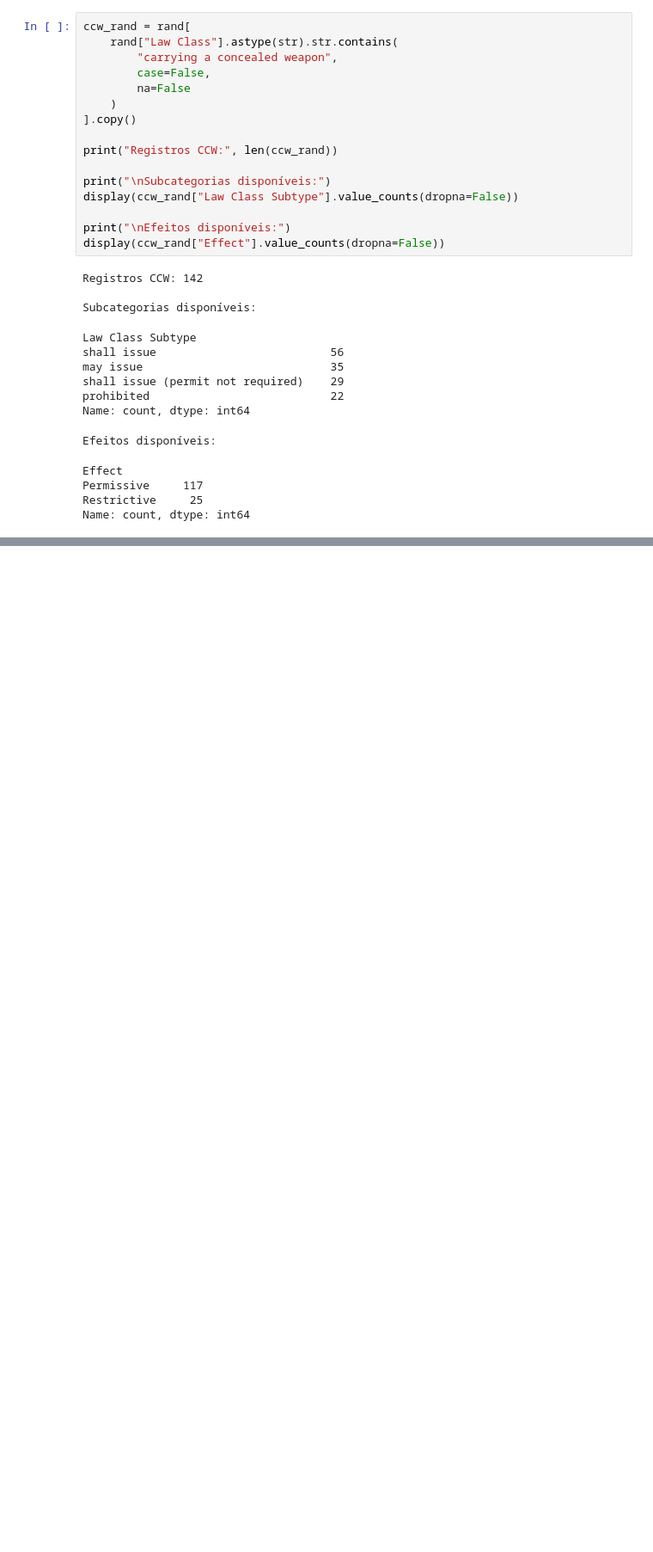
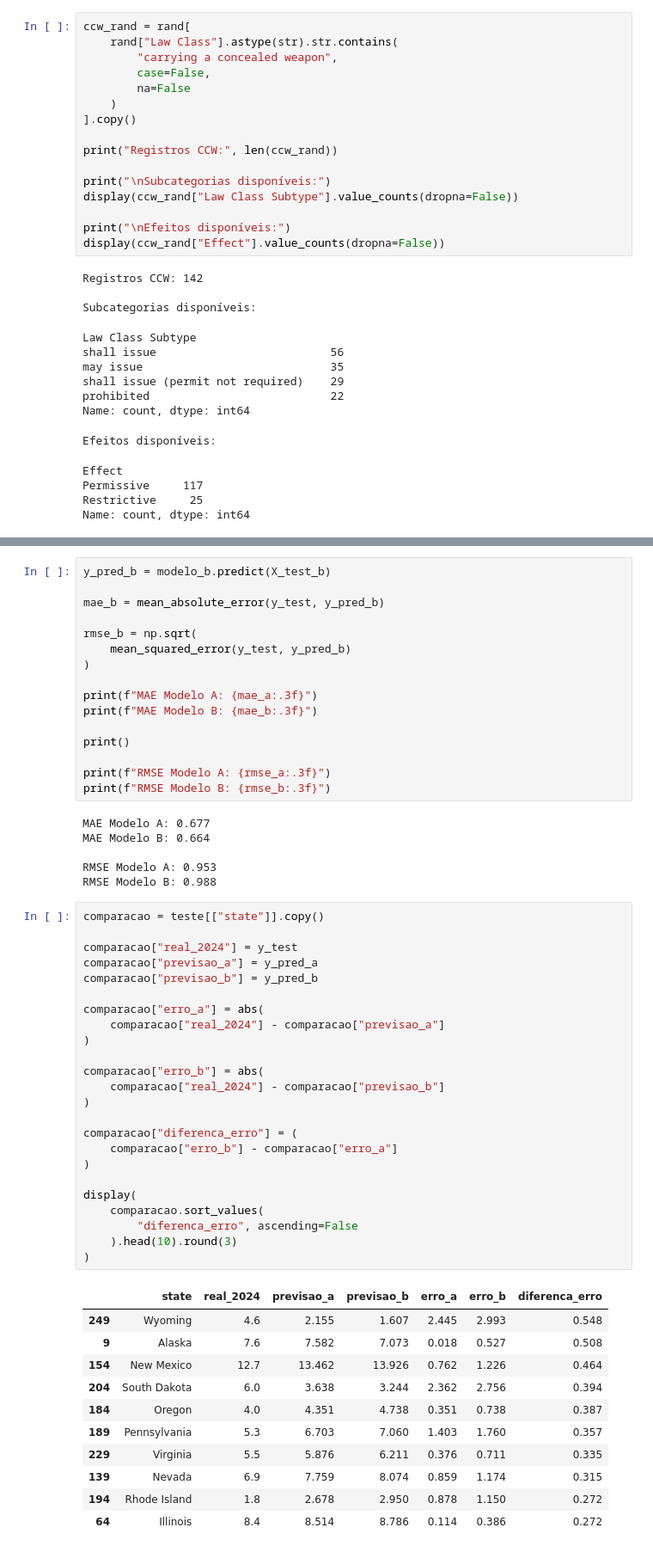
Before and after one commit to JanGustavo/us-gun-policy-ml, a Jupyter notebook: notebooks/06_model_comparison.ipynb, the cells around one changed output, grey strips where cells are left out. Shown at 86% size. Cells and saved outputs as stored; diff of their text form; blank space fills up the shorter version.

Commit message:
docs: record model comparison results
Co-authored-by: Copilot <223556219+Copilot@users.noreply.github.com>

```diff
--- a/notebooks/06_model_comparison.ipynb
+++ b/notebooks/06_model_comparison.ipynb
@@ -300,0 +447,58 @@ Name: count, dtype: int64
+# %%
+y_pred_b = modelo_b.predict(X_test_b)
+
+mae_b = mean_absolute_error(y_test, y_pred_b)
+
+rmse_b = np.sqrt(
+    mean_squared_error(y_test, y_pred_b)
+)
+
+print(f"MAE Modelo A: {mae_a:.3f}")
+print(f"MAE Modelo B: {mae_b:.3f}")
+
+print()
+
+print(f"RMSE Modelo A: {rmse_a:.3f}")
+print(f"RMSE Modelo B: {rmse_b:.3f}")
+# %% [output]
+MAE Modelo A: 0.677
+MAE Modelo B: 0.664
+
+RMSE Modelo A: 0.953
+RMSE Modelo B: 0.988
+# %%
+comparacao = teste[["state"]].copy()
+
+comparacao["real_2024"] = y_test
+comparacao["previsao_a"] = y_pred_a
+comparacao["previsao_b"] = y_pred_b
+
+comparacao["erro_a"] = abs(
+    comparacao["real_2024"] - comparacao["previsao_a"]
+)
+
+comparacao["erro_b"] = abs(
+    comparacao["real_2024"] - comparacao["previsao_b"]
+)
+
+comparacao["diferenca_erro"] = (
+    comparacao["erro_b"] - comparacao["erro_a"]
+)
+
+display(
+    comparacao.sort_values(
+        "diferenca_erro", ascending=False
+    ).head(10).round(3)
+)
+# %% [output]
+|  | state | real_2024 | previsao_a | previsao_b | erro_a | erro_b | diferenca_erro |
+| 249 | Wyoming | 4.6 | 2.155 | 1.607 | 2.445 | 2.993 | 0.548 |
+| 9 | Alaska | 7.6 | 7.582 | 7.073 | 0.018 | 0.527 | 0.508 |
+| 154 | New Mexico | 12.7 | 13.462 | 13.926 | 0.762 | 1.226 | 0.464 |
+| 204 | South Dakota | 6.0 | 3.638 | 3.244 | 2.362 | 2.756 | 0.394 |
+| 184 | Oregon | 4.0 | 4.351 | 4.738 | 0.351 | 0.738 | 0.387 |
+| 189 | Pennsylvania | 5.3 | 6.703 | 7.060 | 1.403 | 1.760 | 0.357 |
+| 229 | Virginia | 5.5 | 5.876 | 6.211 | 0.376 | 0.711 | 0.335 |
+| 139 | Nevada | 6.9 | 7.759 | 8.074 | 0.859 | 1.174 | 0.315 |
+| 194 | Rhode Island | 1.8 | 2.678 | 2.950 | 0.878 | 1.150 | 0.272 |
+| 64 | Illinois | 8.4 | 8.514 | 8.786 | 0.114 | 0.386 | 0.272 |
```
Also changed, not shown: parts of 14 cells of this notebook, 3 other files.
